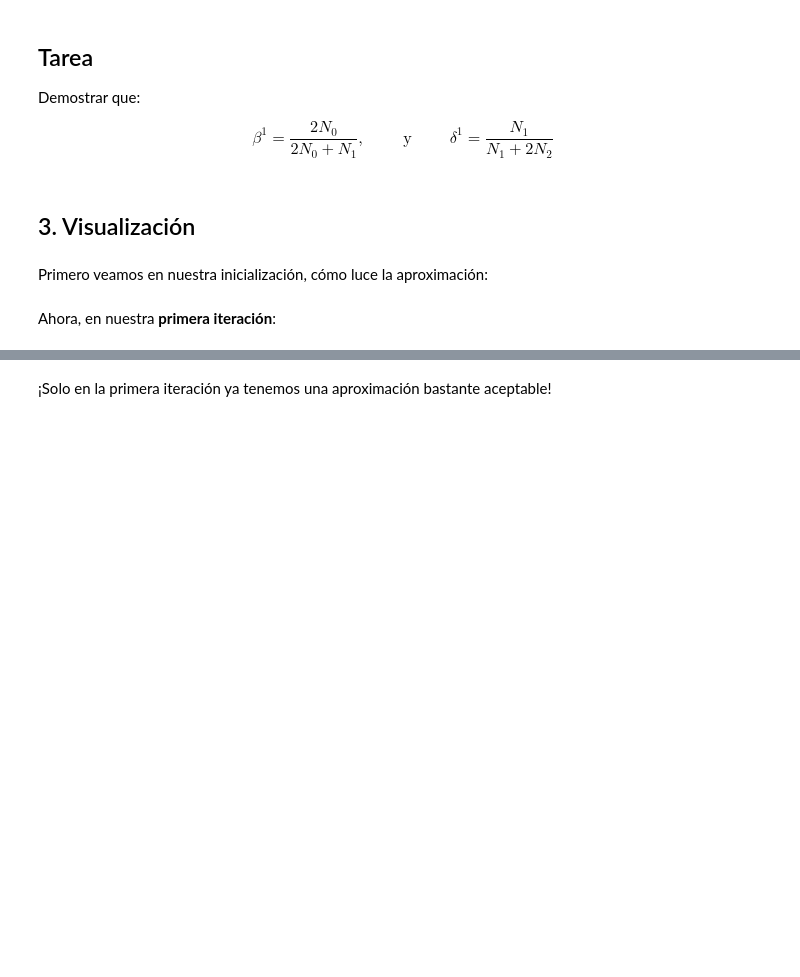
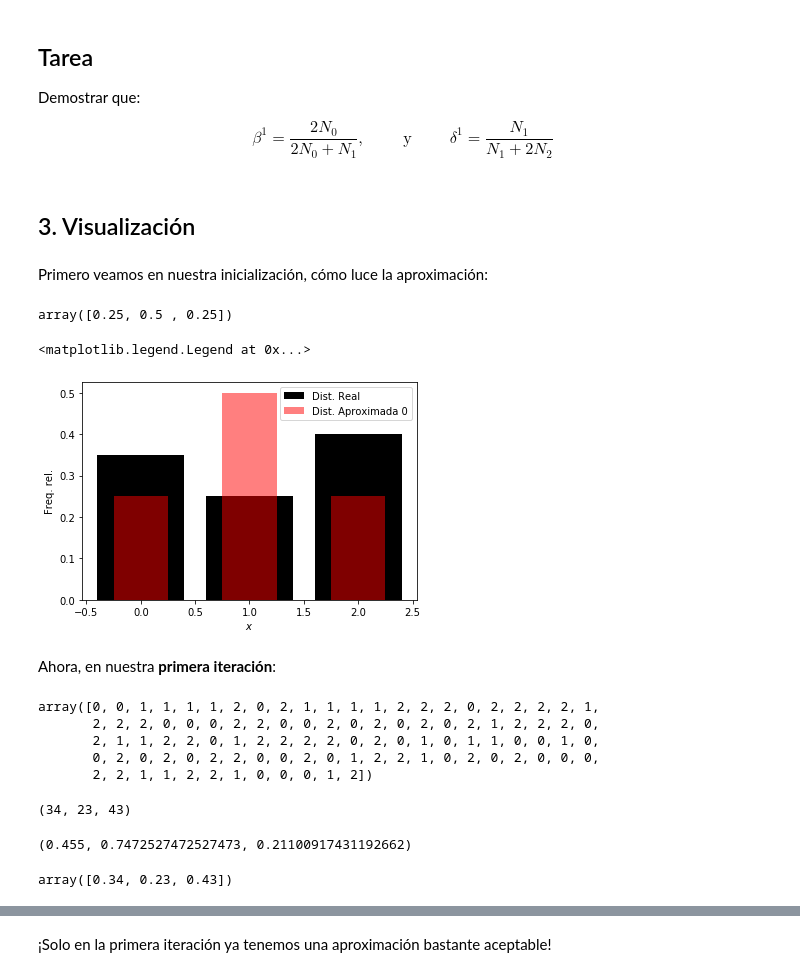
Before and after one commit to judith-ale/mebo2022, a Jupyter notebook: modulo2/tema2/3_ejemplo_basico_AME.ipynb, the cells around one changed output, grey strips where cells are left out. Saved outputs shown, nothing was run; the diff lists cells and outputs as text; code cells hidden in the pictures; blank space fills up the shorter version.

```diff
--- a/modulo2/tema2/3_ejemplo_basico_AME.ipynb
+++ b/modulo2/tema2/3_ejemplo_basico_AME.ipynb
@@ -160,3 +169,4 @@ $$
 Primero veamos en nuestra inicialización, cómo luce la aproximación:
 # %%
 # Parámetros en la inicialización
+a0, b0, d0 = 0.5, 0.5, 0.5
@@ -167,4 +173,31 @@ Primero veamos en nuestra inicialización, cómo luce la aproximación:
+# %%
+# Aproximación de la distribución en la inicialización
+p10 = np.array([b0, 1 - b0, 0])
+p20 = np.array([0, d0, 1 - d0])
+p_approx0 = a0 * p10 + (1 - a0) * p20
+p_approx0
+# %% [output]
+array([0.25, 0.5 , 0.25])
+# %%
+# Graficamos
+plt.figure(figsize=(6, 4))
+plt.bar([0, 1, 2], [0.35, 0.25, 0.4], color='k', label="Dist. Real")
+plt.bar([0, 1, 2], p_approx0, color='r', alpha=0.5, width=0.5, label="Dist. Aproximada 0")
+plt.xlabel('$x$')
+plt.ylabel('Freq. rel.')
+plt.legend()
+# %% [output]
+<matplotlib.legend.Legend at 0x...>
+[figure, added]
 # %% [markdown]
 Ahora, en nuestra **primera iteración**:
 # %%
 # Hacemos las cuentas
+data = X.rvs(size=100)
+data
+# %% [output]
+array([0, 0, 1, 1, 1, 1, 2, 0, 2, 1, 1, 1, 1, 2, 2, 2, 0, 2, 2, 2, 2, 1,
+       2, 2, 2, 0, 0, 0, 2, 2, 0, 0, 2, 0, 2, 0, 2, 0, 2, 1, 2, 2, 2, 0,
+       2, 1, 1, 2, 2, 0, 1, 2, 2, 2, 2, 0, 2, 0, 1, 0, 1, 1, 0, 0, 1, 0,
+       0, 2, 0, 2, 0, 2, 2, 0, 0, 2, 0, 1, 2, 2, 1, 0, 2, 0, 2, 0, 0, 0,
+       2, 2, 1, 1, 2, 2, 1, 0, 0, 0, 1, 2])
@@ -173,2 +204,23 @@ Ahora, en nuestra **primera iteración**:
+# %%
+N0 = (data == 0).sum()
+N1 = (data == 1).sum()
+N2 = (data == 2).sum()
+N0, N1, N2
+# %% [output]
+(34, 23, 43)
+# %%
+# Parámetros en la primera iteración
+a1 = (N0 + 0.5 * N1) / (N0 + N1 + N2)
+b1 = (2 * N0) / (2 * N0 + N1)
+d1 = N1 / (N1 + 2 * N2)
+a1, b1, d1
+# %% [output]
+(0.455, 0.7472527472527473, 0.21100917431192662)
 # %%
 # Aproximación de la distribución en la primera iteración
+p11 = np.array([b1, 1 - b1, 0])
+p21 = np.array([0, d1, 1 - d1])
+p_approx1 = a1 * p11 + (1 - a1) * p21
+p_approx1
+# %% [output]
+array([0.34, 0.23, 0.43])
```
Also changed, not shown: parts of 9 cells of this notebook.
